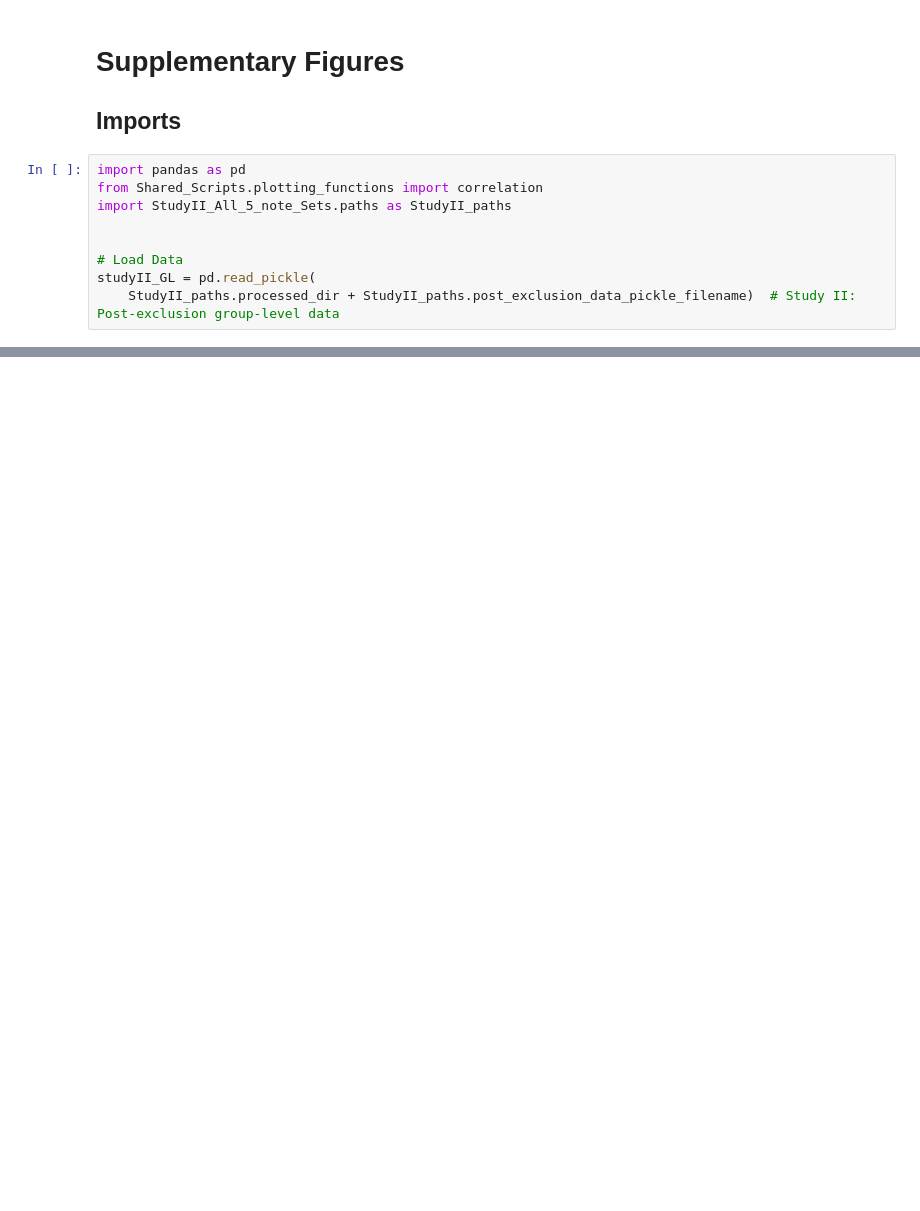
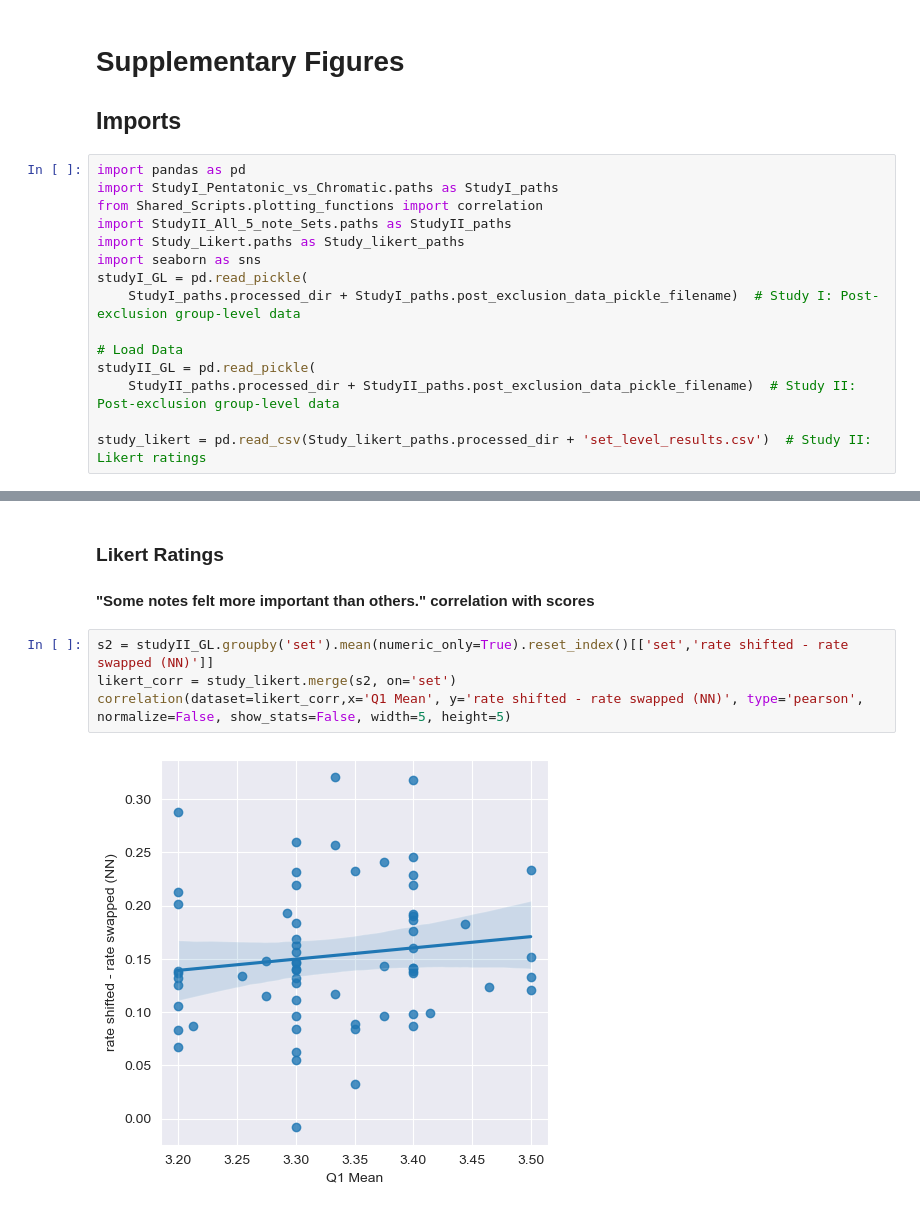
Before and after one commit to MichaelSel/set_membership_paper, a Jupyter notebook: 4. Supplementary Figures.ipynb, the cells around one changed output, grey strips where cells are left out. Cells and saved outputs as stored; diff of their text form; blank space fills up the shorter version.

Commit message:
Added all supplementary figures

```diff
--- a/4. Supplementary Figures.ipynb
+++ b/4. Supplementary Figures.ipynb
@@ -3,10 +3,16 @@
 ## Imports
 # %%
 import pandas as pd
+import StudyI_Pentatonic_vs_Chromatic.paths as StudyI_paths
 from Shared_Scripts.plotting_functions import correlation
 import StudyII_All_5_note_Sets.paths as StudyII_paths
-
+import Study_Likert.paths as Study_likert_paths
+import seaborn as sns
+studyI_GL = pd.read_pickle(
+    StudyI_paths.processed_dir + StudyI_paths.post_exclusion_data_pickle_filename)  # Study I: Post-exclusion group-level data
 
 # Load Data
 studyII_GL = pd.read_pickle(
     StudyII_paths.processed_dir + StudyII_paths.post_exclusion_data_pickle_filename)  # Study II: Post-exclusion group-level data
+
+study_likert = pd.read_csv(Study_likert_paths.processed_dir + 'set_level_results.csv')  # Study II: Likert ratings
@@ -20,0 +72,9 @@ obs_stat = 0.6257379119702525
+# %% [markdown]
+### Likert Ratings
+#### "Some notes felt more important than others." correlation with scores
+# %%
+s2 = studyII_GL.groupby('set').mean(numeric_only=True).reset_index()[['set','rate shifted - rate swapped (NN)']]
+likert_corr = study_likert.merge(s2, on='set')
+correlation(dataset=likert_corr,x='Q1 Mean', y='rate shifted - rate swapped (NN)', type='pearson', normalize=False, show_stats=False, width=5, height=5)
+# %% [output]
+[figure, added]
```
Also changed, not shown: parts of 12 cells of this notebook, 1 other file.
